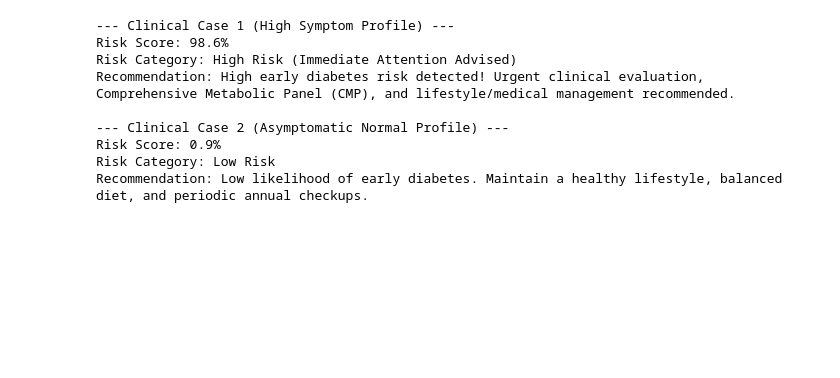
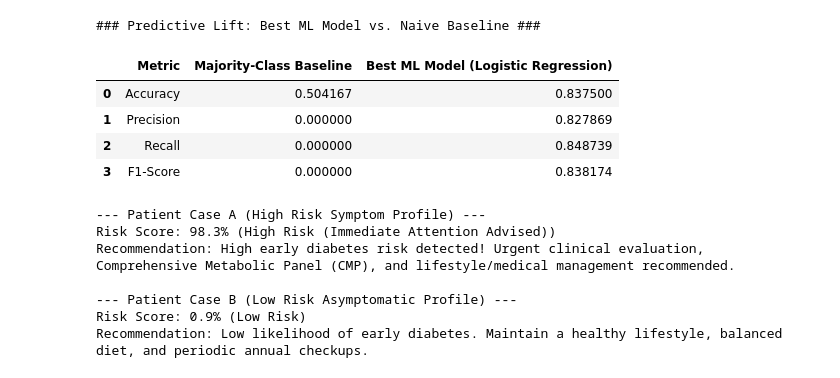
Before and after one commit to joshitha2005-bit/early-diabets-prediction-ml, a Jupyter notebook: early_diabetes_prediction.ipynb, the cells around one changed output. Saved outputs shown, nothing was run; the diff lists cells and outputs as text; code cells hidden in the pictures; blank space fills up the shorter version.

```diff
--- a/early_diabetes_prediction.ipynb
+++ b/early_diabetes_prediction.ipynb
@@ -216,47 +396,74 @@ We test our deployed `DiabetesRiskPredictor` on sample clinical profiles.
+# %%
+# 12. Baseline Model Comparison
+# A majority-class baseline predictor always predicts the most frequent class in training data.
+majority_class = y_train.value_counts().idxmax()
+y_pred_baseline = [majority_class] * len(y_test)
+
+acc_base = accuracy_score(y_test, y_pred_baseline)
+prec_base = precision_score(y_test, y_pred_baseline, zero_division=0)
+rec_base = recall_score(y_test, y_pred_baseline, zero_division=0)
+f1_base = f1_score(y_test, y_pred_baseline, zero_division=0)
+
+best_ml_row = results_df.iloc[0]
+
+comparison_data = {
+    'Metric': ['Accuracy', 'Precision', 'Recall', 'F1-Score'],
+    'Majority-Class Baseline': [acc_base, prec_base, rec_base, f1_base],
+    f"Best ML Model ({best_ml_row['Model']})": [best_ml_row['Accuracy'], best_ml_row['Precision'], best_ml_row['Recall'], best_ml_row['F1-Score']]
+}
+
+comp_df = pd.DataFrame(comparison_data)
+print("### Predictive Lift: Best ML Model vs. Naive Baseline ###")
+display(comp_df)
+# %% [output]
+### Predictive Lift: Best ML Model vs. Naive Baseline ###
+|  | Metric | Majority-Class Baseline | Best ML Model (Logistic Regression) |
+| 0 | Accuracy | 0.504167 | 0.837500 |
+| 1 | Precision | 0.000000 | 0.827869 |
+| 2 | Recall | 0.000000 | 0.848739 |
+| 3 | F1-Score | 0.000000 | 0.838174 |
 # %%
+# 13. Diagnostic Risk Prediction Engine
+
 from src.risk_predictor import DiabetesRiskPredictor
 
 predictor = DiabetesRiskPredictor(models_dir='models')
 
-case_1 = {
-    'Age': 58, 'Gender': 'Male', 'Polyuria': 'Yes', 'Polydipsia': 'Yes',
+high_risk_patient = {
+    'Age': 56, 'Gender': 'Male', 'Polyuria': 'Yes', 'Polydipsia': 'Yes',
     'Sudden_Weight_Loss': 'Yes', 'Weakness': 'Yes', 'Polyphagia': 'Yes',
     'Genital_Thrush': 'No', 'Visual_Blurring': 'Yes', 'Itching': 'No',
     'Irritability': 'Yes', 'Delayed_Healing': 'Yes', 'Partial_Paresis': 'No',
     'Muscle_Stiffness': 'No', 'Alopecia': 'No', 'Obesity': 'Yes',
-    'Glucose_Level': 188.0, 'BMI': 35.2, 'Systolic_BP': 145.0,
-    'Diabetes_Pedigree': 0.92
+    'Glucose_Level': 182.0, 'BMI': 34.5, 'Systolic_BP': 142.0,
+    'Diabetes_Pedigree': 0.85
 }
 
-case_2 = {
-    'Age': 26, 'Gender': 'Female', 'Polyuria': 'No', 'Polydipsia': 'No',
+low_risk_patient = {
+    'Age': 25, 'Gender': 'Female', 'Polyuria': 'No', 'Polydipsia': 'No',
     'Sudden_Weight_Loss': 'No', 'Weakness': 'No', 'Polyphagia': 'No',
     'Genital_Thrush': 'No', 'Visual_Blurring': 'No', 'Itching': 'No',
     'Irritability': 'No', 'Delayed_Healing': 'No', 'Partial_Paresis': 'No',
     'Muscle_Stiffness': 'No', 'Alopecia': 'No', 'Obesity': 'No',
-    'Glucose_Level': 92.0, 'BMI': 21.5, 'Systolic_BP': 110.0,
-    'Diabetes_Pedigree': 0.18
+    'Glucose_Level': 90.0, 'BMI': 21.0, 'Systolic_BP': 110.0,
+    'Diabetes_Pedigree': 0.15
 }
 
-res_1 = predictor.predict_risk(case_1)
-res_2 = predictor.predict_risk(case_2)
+res_high = predictor.predict_risk(high_risk_patient)
+res_low = predictor.predict_risk(low_risk_patient)
 
-print("--- Clinical Case 1 (High Symptom Profile) ---")
-print(f"Risk Score: {res_1['risk_score_percentage']}%")
-print(f"Risk Category: {res_1['risk_category']}")
-print(f"Recommendation: {res_1['recommendation']}")
+print("--- Patient Case A (High Risk Symptom Profile) ---")
+print(f"Risk Score: {res_high['risk_score_percentage']}% ({res_high['risk_category']})")
+print(f"Recommendation: {res_high['recommendation']}")
 
-print("\n--- Clinical Case 2 (Asymptomatic Normal Profile) ---")
-print(f"Risk Score: {res_2['risk_score_percentage']}%")
-print(f"Risk Category: {res_2['risk_category']}")
-print(f"Recommendation: {res_2['recommendation']}")
+print("\n--- Patient Case B (Low Risk Asymptomatic Profile) ---")
+print(f"Risk Score: {res_low['risk_score_percentage']}% ({res_low['risk_category']})")
+print(f"Recommendation: {res_low['recommendation']}")
 # %% [output]
---- Clinical Case 1 (High Symptom Profile) ---
-Risk Score: 98.6%
-Risk Category: High Risk (Immediate Attention Advised)
+--- Patient Case A (High Risk Symptom Profile) ---
+Risk Score: 98.3% (High Risk (Immediate Attention Advised))
 Recommendation: High early diabetes risk detected! Urgent clinical evaluation, Comprehensive Metabolic Panel (CMP), and lifestyle/medical management recommended.
 
---- Clinical Case 2 (Asymptomatic Normal Profile) ---
-Risk Score: 0.9%
-Risk Category: Low Risk
+--- Patient Case B (Low Risk Asymptomatic Profile) ---
+Risk Score: 0.9% (Low Risk)
 Recommendation: Low likelihood of early diabetes. Maintain a healthy lifestyle, balanced diet, and periodic annual checkups.
```
Also changed, not shown: parts of 24 cells of this notebook, 1 other file.
